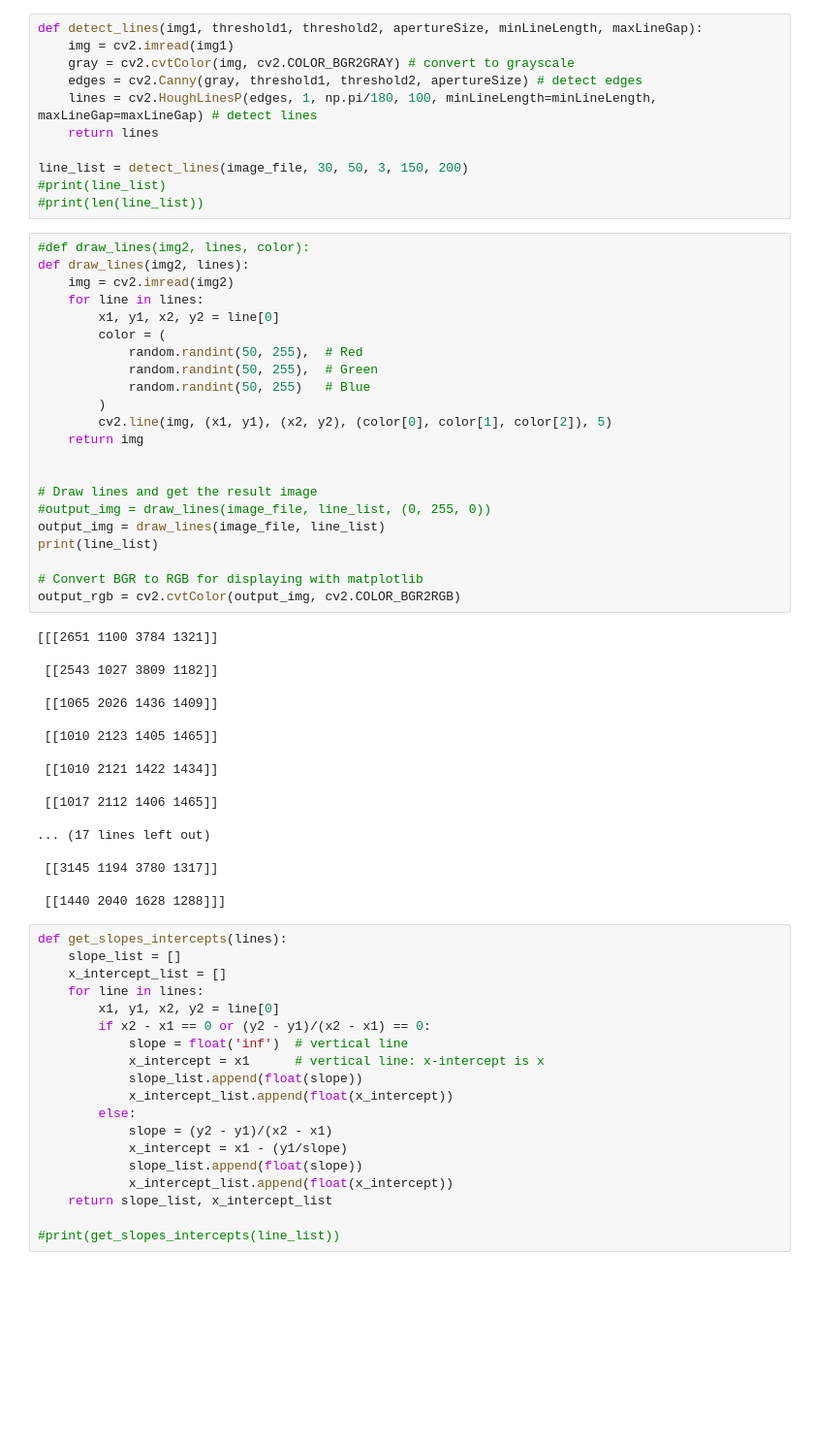
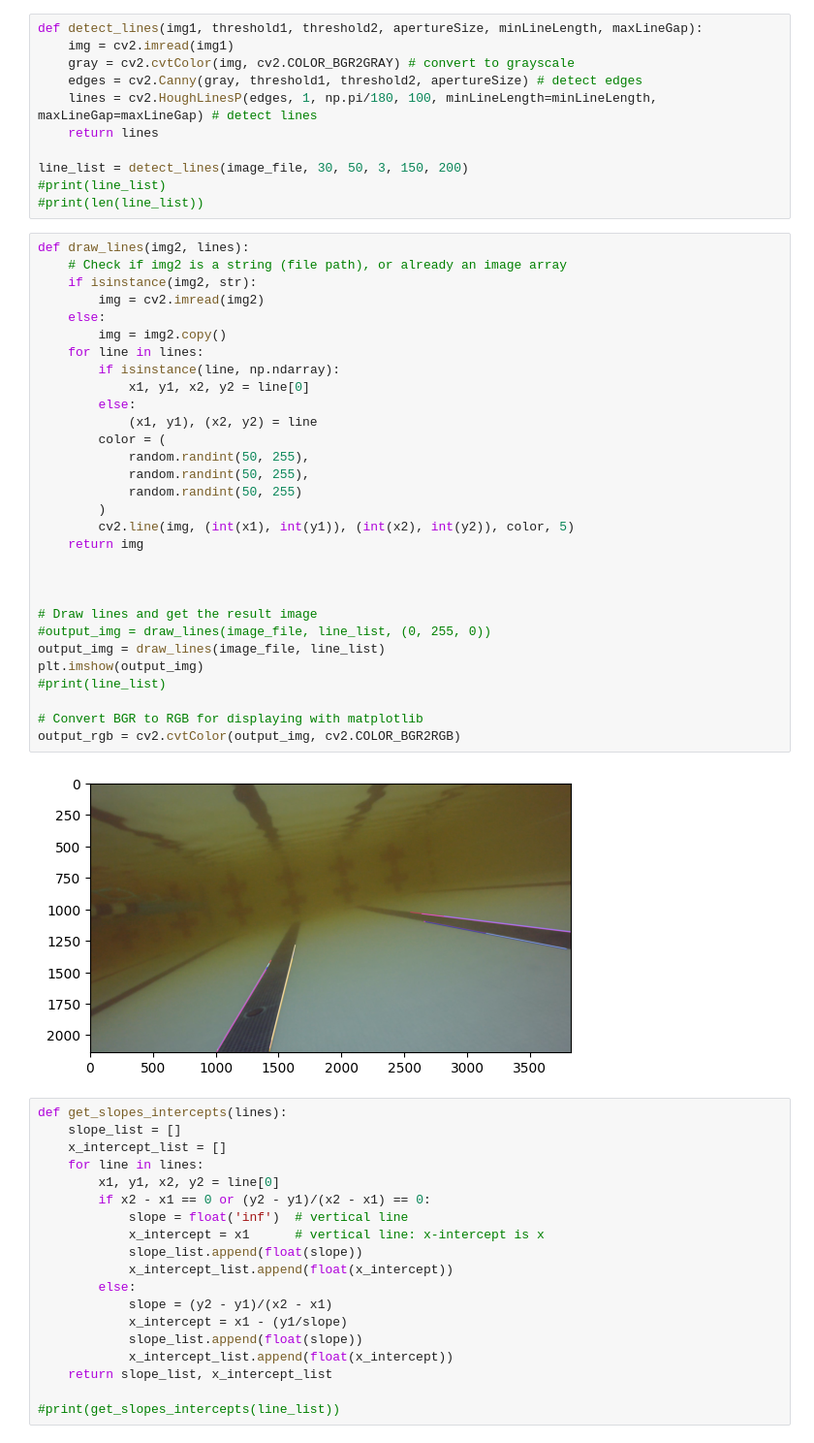
Before and after one commit to TacoPhat/Carson-cv-intro, a Jupyter notebook: lane_detection.ipynb, the cells around one changed output. Shown at 97% size. Saved outputs shown, nothing was run; the diff lists cells and outputs as text; blank space fills up the shorter version.

```diff
--- a/lane_detection.ipynb
+++ b/lane_detection.ipynb
@@ -18,45 +18,37 @@ line_list = detect_lines(image_file, 30, 50, 3, 150, 200)
 #print(line_list)
 #print(len(line_list))
 # %%
-#def draw_lines(img2, lines, color):
 def draw_lines(img2, lines):
-    img = cv2.imread(img2)
+    # Check if img2 is a string (file path), or already an image array
+    if isinstance(img2, str):
+        img = cv2.imread(img2)
+    else:
+        img = img2.copy()
     for line in lines:
-        x1, y1, x2, y2 = line[0]
+        if isinstance(line, np.ndarray):
+            x1, y1, x2, y2 = line[0]
+        else:
+            (x1, y1), (x2, y2) = line
         color = (
-            random.randint(50, 255),  # Red
-            random.randint(50, 255),  # Green
-            random.randint(50, 255)   # Blue
+            random.randint(50, 255),
+            random.randint(50, 255),
+            random.randint(50, 255)
         )
-        cv2.line(img, (x1, y1), (x2, y2), (color[0], color[1], color[2]), 5)
+        cv2.line(img, (int(x1), int(y1)), (int(x2), int(y2)), color, 5)
     return img
+
 
 
 # Draw lines and get the result image
 #output_img = draw_lines(image_file, line_list, (0, 255, 0))
 output_img = draw_lines(image_file, line_list)
-print(line_list)
+plt.imshow(output_img)
+#print(line_list)
 
 # Convert BGR to RGB for displaying with matplotlib
 output_rgb = cv2.cvtColor(output_img, cv2.COLOR_BGR2RGB)
 # %% [output]
-[[[2651 1100 3784 1321]]
-
- [[2543 1027 3809 1182]]
-
- [[1065 2026 1436 1409]]
-
- [[1010 2123 1405 1465]]
-
- [[1010 2121 1422 1434]]
-
- [[1017 2112 1406 1465]]
-
-... (17 lines left out)
-
- [[3145 1194 3780 1317]]
-
- [[1440 2040 1628 1288]]]
+[figure, added]
 # %%
 def get_slopes_intercepts(lines):
     slope_list = []
```
Also changed, not shown: 2 other files.
